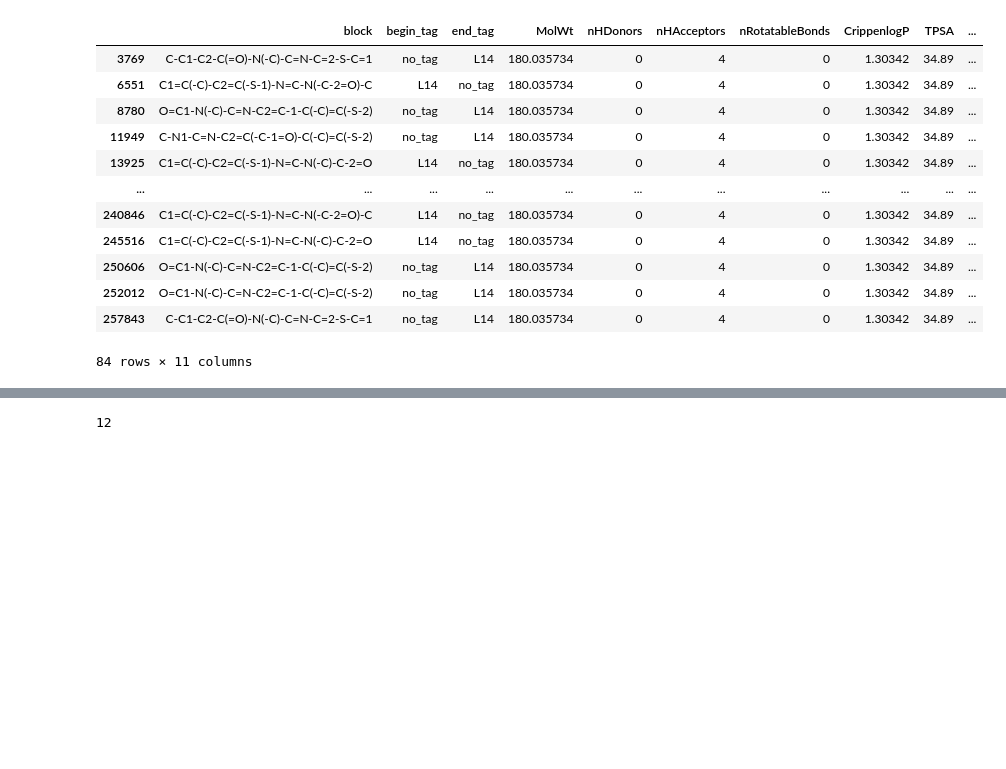
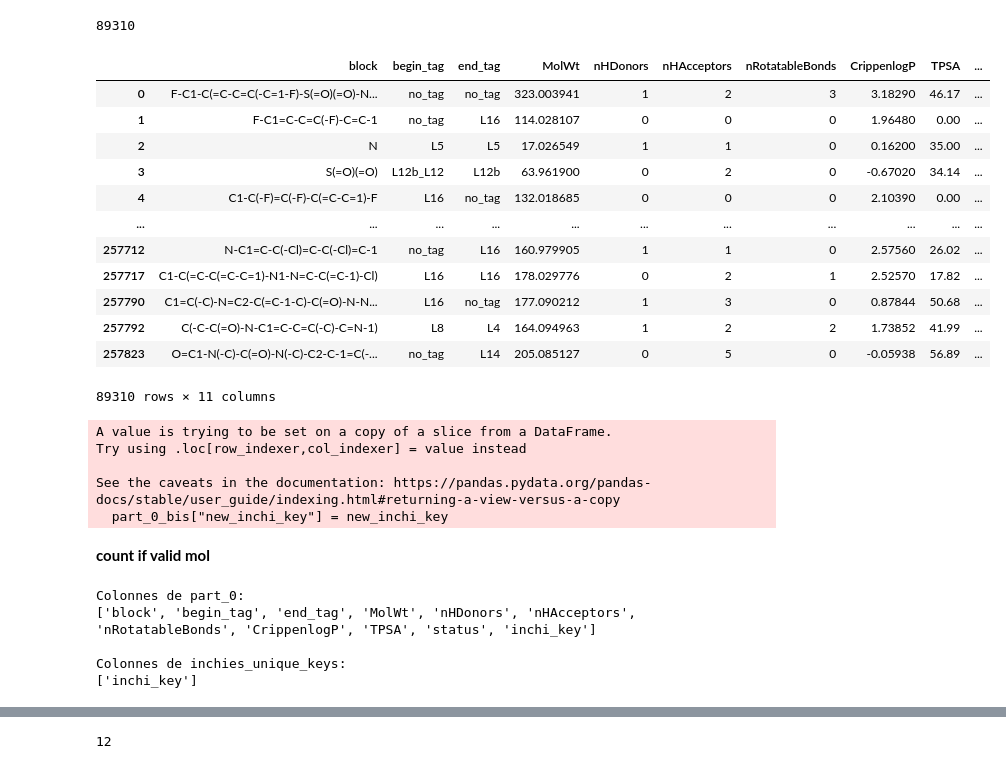
Before and after one commit to haaariiish/Guacamoliency, a Jupyter notebook: notebooks/inchies_key_analysis.ipynb, the cells around one changed output, grey strips where cells are left out. Saved outputs shown, nothing was run; the diff lists cells and outputs as text; code cells hidden in the pictures; blank space fills up the shorter version.

Commit message:
test pour les inchis

```diff
--- a/notebooks/inchies_key_analysis.ipynb
+++ b/notebooks/inchies_key_analysis.ipynb
@@ -67,3 +60,0 @@ Colonnes de inchies_unique_keys:
-# %%
-part_0 = part_0[part_0["inchi_key"].isin(inchies_unique_keys["inchi_key"])]
-part_0
@@ -84,16 +61,32 @@ part_0
-# %%
-part_0[part_0["inchi_key"] == "UIKXTMTWDUBQNA-UHFFFAOYSA-N"]
-# %% [output]
-|  | block | begin_tag | end_tag | MolWt | nHDonors | nHAcceptors | nRotatableBonds | CrippenlogP | TPSA | ... |
-| 3769 | C-C1-C2-C(=O)-N(-C)-C=N-C=2-S-C=1 | no_tag | L14 | 180.035734 | 0 | 4 | 0 | 1.30342 | 34.89 | ... |
-| 6551 | C1=C(-C)-C2=C(-S-1)-N=C-N(-C-2=O)-C | L14 | no_tag | 180.035734 | 0 | 4 | 0 | 1.30342 | 34.89 | ... |
-| 8780 | O=C1-N(-C)-C=N-C2=C-1-C(-C)=C(-S-2) | no_tag | L14 | 180.035734 | 0 | 4 | 0 | 1.30342 | 34.89 | ... |
-| 11949 | C-N1-C=N-C2=C(-C-1=O)-C(-C)=C(-S-2) | no_tag | L14 | 180.035734 | 0 | 4 | 0 | 1.30342 | 34.89 | ... |
-| 13925 | C1=C(-C)-C2=C(-S-1)-N=C-N(-C)-C-2=O | L14 | no_tag | 180.035734 | 0 | 4 | 0 | 1.30342 | 34.89 | ... |
-| ... | ... | ... | ... | ... | ... | ... | ... | ... | ... | ... |
-| 240846 | C1=C(-C)-C2=C(-S-1)-N=C-N(-C-2=O)-C | L14 | no_tag | 180.035734 | 0 | 4 | 0 | 1.30342 | 34.89 | ... |
-| 245516 | C1=C(-C)-C2=C(-S-1)-N=C-N(-C)-C-2=O | L14 | no_tag | 180.035734 | 0 | 4 | 0 | 1.30342 | 34.89 | ... |
-| 250606 | O=C1-N(-C)-C=N-C2=C-1-C(-C)=C(-S-2) | no_tag | L14 | 180.035734 | 0 | 4 | 0 | 1.30342 | 34.89 | ... |
-| 252012 | O=C1-N(-C)-C=N-C2=C-1-C(-C)=C(-S-2) | no_tag | L14 | 180.035734 | 0 | 4 | 0 | 1.30342 | 34.89 | ... |
-| 257843 | C-C1-C2-C(=O)-N(-C)-C=N-C=2-S-C=1 | no_tag | L14 | 180.035734 | 0 | 4 | 0 | 1.30342 | 34.89 | ... |
-84 rows × 11 columns
+# %%
+part_0_bis= part_0.drop_duplicates()
+print(len(part_0_bis["block"]))
+part_0_bis
+# %% [output]
+89310
+|  | block | begin_tag | end_tag | MolWt | nHDonors | nHAcceptors | nRotatableBonds | CrippenlogP | TPSA | ... |
+| 0 | F-C1-C(=C-C=C(-C=1-F)-S(=O)(=O)-N... | no_tag | no_tag | 323.003941 | 1 | 2 | 3 | 3.18290 | 46.17 | ... |
+| 1 | F-C1=C-C=C(-F)-C=C-1 | no_tag | L16 | 114.028107 | 0 | 0 | 0 | 1.96480 | 0.00 | ... |
+| 2 | N | L5 | L5 | 17.026549 | 1 | 1 | 0 | 0.16200 | 35.00 | ... |
+| 3 | S(=O)(=O) | L12b_L12 | L12b | 63.961900 | 0 | 2 | 0 | -0.67020 | 34.14 | ... |
+| 4 | C1-C(-F)=C(-F)-C(=C-C=1)-F | L16 | no_tag | 132.018685 | 0 | 0 | 0 | 2.10390 | 0.00 | ... |
+| ... | ... | ... | ... | ... | ... | ... | ... | ... | ... | ... |
+| 257712 | N-C1=C-C(-Cl)=C-C(-Cl)=C-1 | no_tag | L16 | 160.979905 | 1 | 1 | 0 | 2.57560 | 26.02 | ... |
+| 257717 | C1-C(=C-C(=C-C=1)-N1-N=C-C(=C-1)-Cl) | L16 | L16 | 178.029776 | 0 | 2 | 1 | 2.52570 | 17.82 | ... |
+| 257790 | C1=C(-C)-N=C2-C(=C-1-C)-C(=O)-N-N... | L16 | no_tag | 177.090212 | 1 | 3 | 0 | 0.87844 | 50.68 | ... |
+| 257792 | C(-C-C(=O)-N-C1=C-C=C(-C)-C=N-1) | L8 | L4 | 164.094963 | 1 | 2 | 2 | 1.73852 | 41.99 | ... |
+| 257823 | O=C1-N(-C)-C(=O)-N(-C)-C2-C-1=C(-... | no_tag | L14 | 205.085127 | 0 | 5 | 0 | -0.05938 | 56.89 | ... |
+89310 rows × 11 columns
+# %%
+new_inchi_key = []
+list_inchikey = part_0_bis["inchi_key"].to_list()
+for k in range(len(part_0_bis["block"])):
+    new_inchi_key.append(list_inchikey[k]+str(k))
+part_0_bis["new_inchi_key"] = new_inchi_key
+part_0_bis
+# %% [output]
+A value is trying to be set on a copy of a slice from a DataFrame.
+Try using .loc[row_indexer,col_indexer] = value instead
+
+See the caveats in the documentation: https://pandas.pydata.org/pandas-docs/stable/user_guide/indexing.html#returning-a-view-versus-a-copy
+  part_0_bis["new_inchi_key"] = new_inchi_key
@@ -99,0 +116,2 @@ part_0[part_0["inchi_key"] == "UIKXTMTWDUBQNA-UHFFFAOYSA-N"]
+# %% [markdown]
+**count if valid mol**
@@ -99,0 +125,13 @@ part_0[part_0["inchi_key"] == "UIKXTMTWDUBQNA-UHFFFAOYSA-N"]
+# %%
+# Voir toutes les colonnes de chaque DataFrame
+print("Colonnes de part_0:")
+print(part_0.columns.tolist())
+
+print("\nColonnes de inchies_unique_keys:")
+print(inchies_unique_keys.columns.tolist())
+# %% [output]
+Colonnes de part_0:
+['block', 'begin_tag', 'end_tag', 'MolWt', 'nHDonors', 'nHAcceptors', 'nRotatableBonds', 'CrippenlogP', 'TPSA', 'status', 'inchi_key']
+
+Colonnes de inchies_unique_keys:
+['inchi_key']
```
Also changed, not shown: parts of 50 cells of this notebook, 8 other files.
